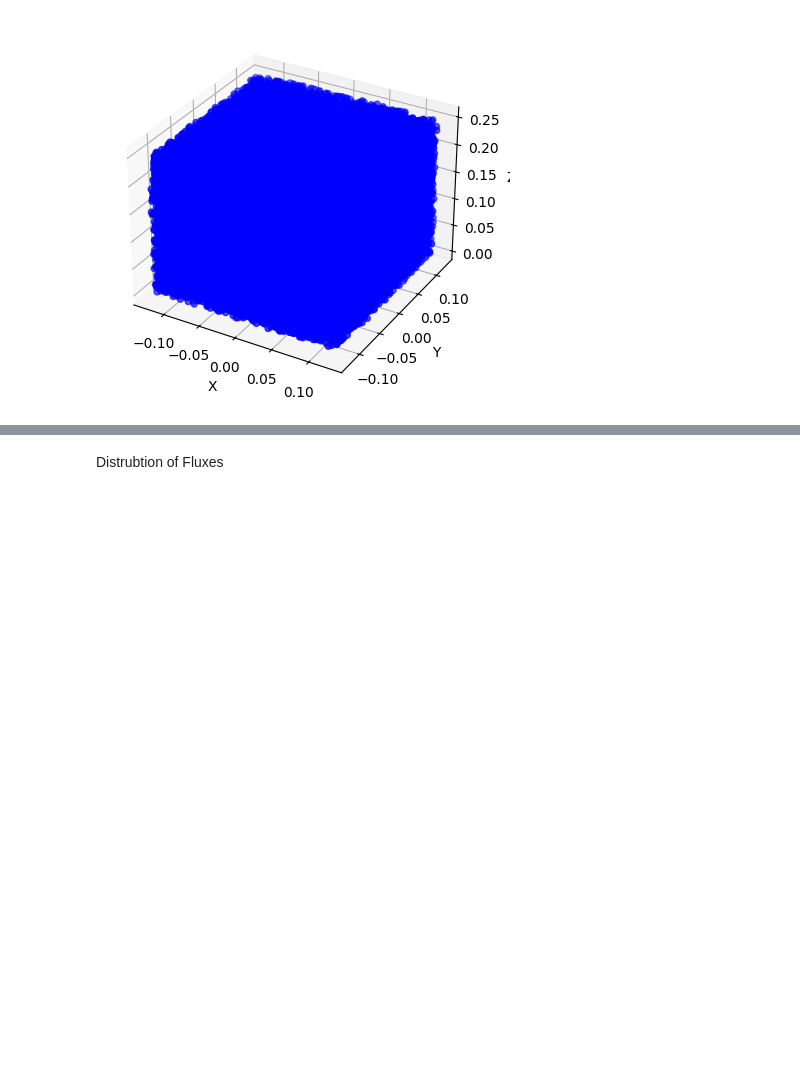
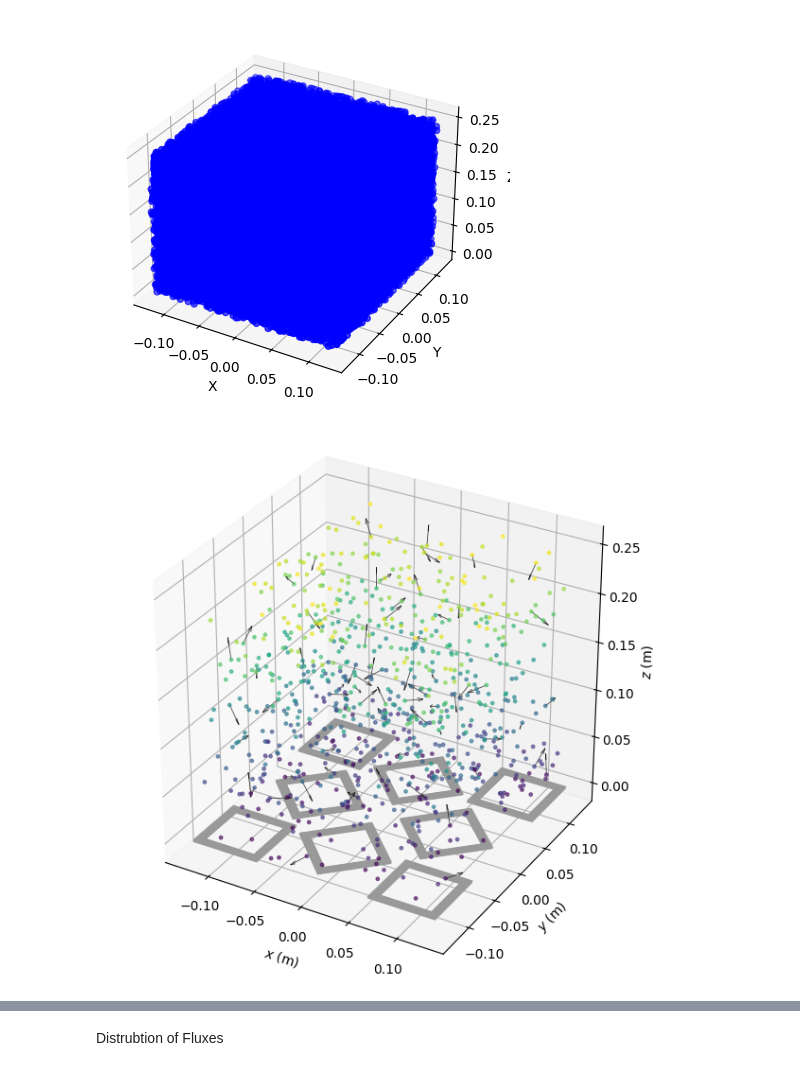
Before and after one commit to pmccarthy3901/ansermodelling, a Jupyter notebook: demos/Datagen Demo.ipynb, the cells around one changed output, grey strips where cells are left out. Saved outputs shown, nothing was run; the diff lists cells and outputs as text; code cells hidden in the pictures; blank space fills up the shorter version.

```diff
--- a/demos/Datagen Demo.ipynb
+++ b/demos/Datagen Demo.ipynb
@@ -16,6 +17,7 @@ from models.train import train
 # %% [markdown]
 ## Dataset
 # %%
+coils_global = build_field_generator(consts.N_turns,consts.l,consts.w,consts.s,consts.z_thick,consts.centres,consts.rotations)
 dataset = AnserDataset("data/dataset.npz")
 # %% [markdown]
 ### Spatial Distribution
@@ -38,6 +40,34 @@ ax.set_zlabel('Z')
 plt.show()
 # %% [output]
 [figure]
+# %%
+
+rng = np.random.default_rng(0)
+idx = rng.choice(len(dataset.y), size=800, replace=False)
+poses = dataset.y[idx].numpy()
+pos, nrm = poses[:, :3], poses[:, 3:]
+
+fig = plt.figure(figsize=(7, 6))
+ax = fig.add_subplot(111, projection='3d')
+
+# coil filaments
+for i in range(coils_global.shape[0]):
+    ax.plot3D(*coils_global[i].T, linewidth=0.4, color='0.6', zorder=1)
+
+# sampled poses, coloured by height
+sc = ax.scatter(*pos.T, c=pos[:, 2], cmap='viridis', s=6, alpha=0.6, zorder=2)
+
+# orientation quivers on a sparse subset
+q = slice(None, None, 12)
+ax.quiver(*pos[q].T, *nrm[q].T, length=0.02, linewidth=0.6,
+          color='k', alpha=0.7, normalize=True)
+
+ax.set_xlabel(r'$x$ (m)'); ax.set_ylabel(r'$y$ (m)'); ax.set_zlabel(r'$z$ (m)')
+ax.set_box_aspect([1, 1, 1])
+fig.tight_layout()
+fig.savefig("report/figs/sampled_poses.png")
+# %% [output]
+[figure, added]
 # %%
 n_1 = dataset.y[:, 3]
 n_2 = dataset.y[:, 4]
```
Also changed, not shown: parts of 2 cells of this notebook, 15 other files.
